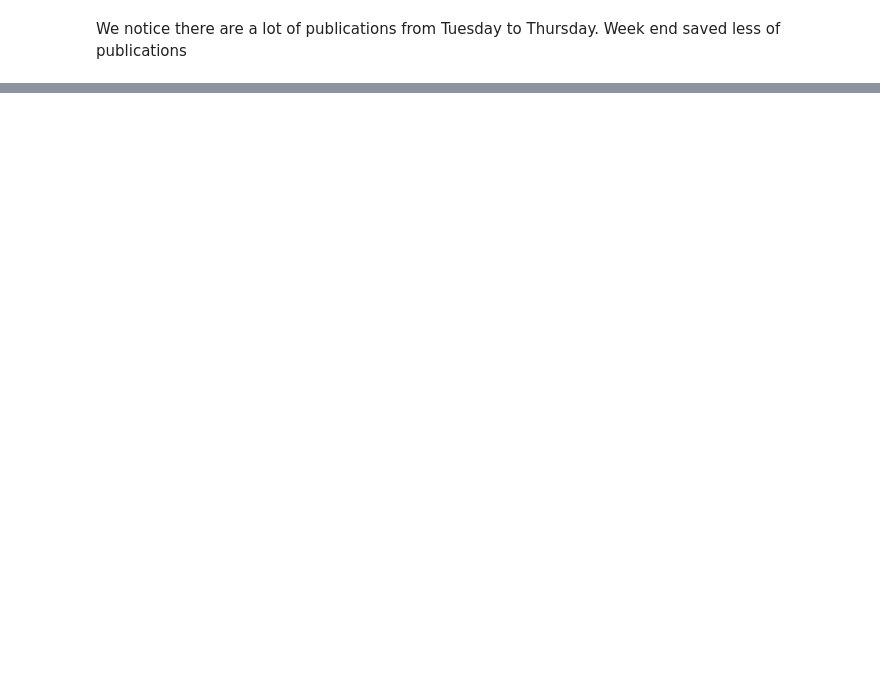
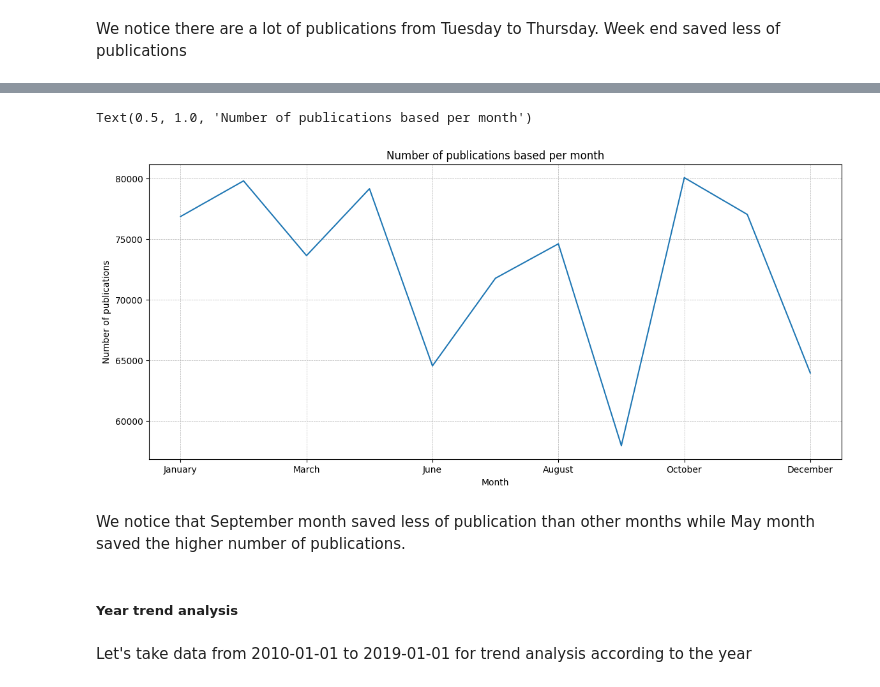
Before and after one commit to Cabrel17/Financial_news_sentiment_analysis, a Jupyter notebook: notebooks/EDA.ipynb, the cells around one changed output, grey strips where cells are left out. Drawn from its saved outputs; the diff is of its cells as text; code cells hidden in the pictures; blank space fills up the shorter version.

```diff
--- a/notebooks/EDA.ipynb
+++ b/notebooks/EDA.ipynb
@@ -159,0 +169,6 @@ We notice there are a lot of publications from Tuesday to Thursday. Week end sav
+# %%
+df1_1 = df1.sort_index()
+df1_1 = df1_1.loc['2009-06-11':'2020-06-11']
+# %%
+trend_per_month = df1_1.index.month_name().value_counts()
+trend_per_month.sort_values(ascending=False)
@@ -159,0 +190,20 @@ We notice there are a lot of publications from Tuesday to Thursday. Week end sav
+# %%
+month_order = ['January', 'February', 'March', 'April', 'June', 'July', 'August', 'September', 'October',
+               'November', 'December']
+
+trend_per_month = trend_per_month.reindex(month_order)
+plt.figure(figsize=(14,6))
+trend_per_month.plot()
+plt.grid(True, which='both', linestyle='--', linewidth=0.5)
+plt.xlabel('Month')
+plt.ylabel('Number of publications')
+plt.title('Number of publications based per month')
+# %% [output]
+Text(0.5, 1.0, 'Number of publications based per month')
+[figure, added]
+# %% [markdown]
+We notice that September month saved less of publication than other months while May month saved the higher number of publications.
+# %% [markdown]
+##### Year trend analysis
+# %% [markdown]
+Let's take data from 2010-01-01 to 2019-01-01 for trend analysis according to the year
```
Also changed, not shown: parts of 11 cells of this notebook, 3 other files.
